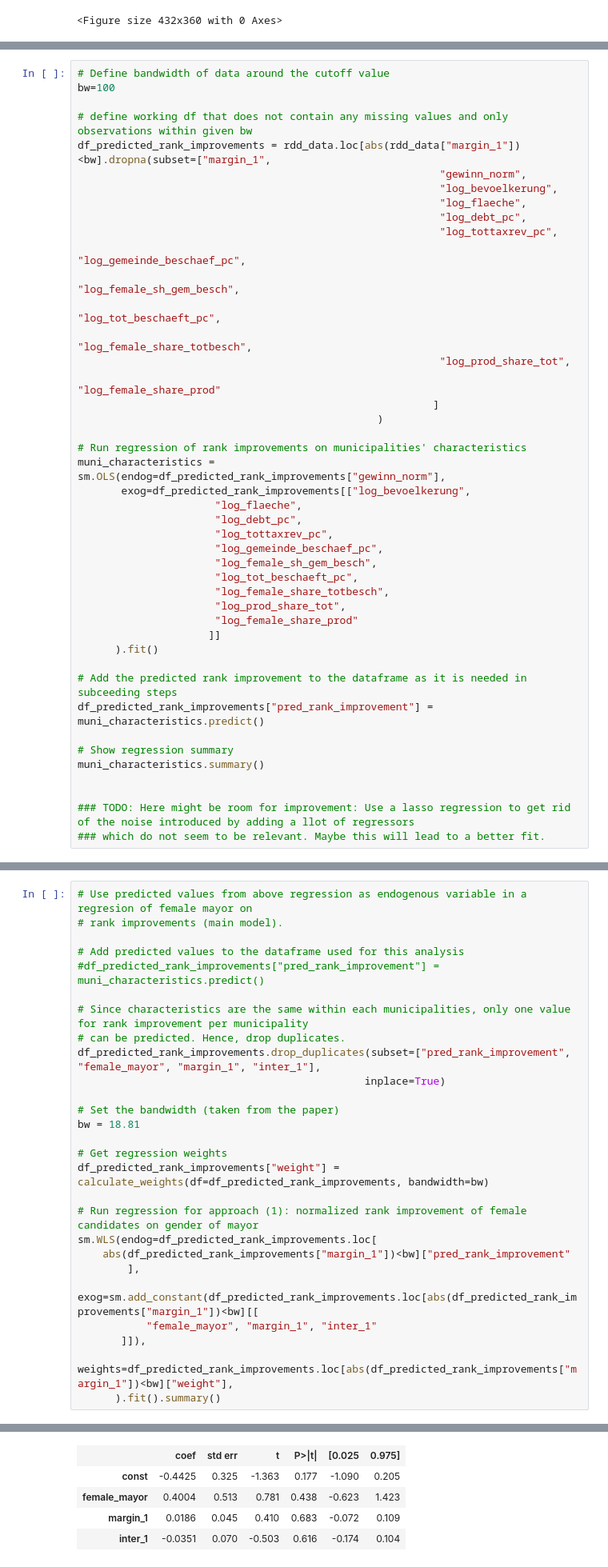
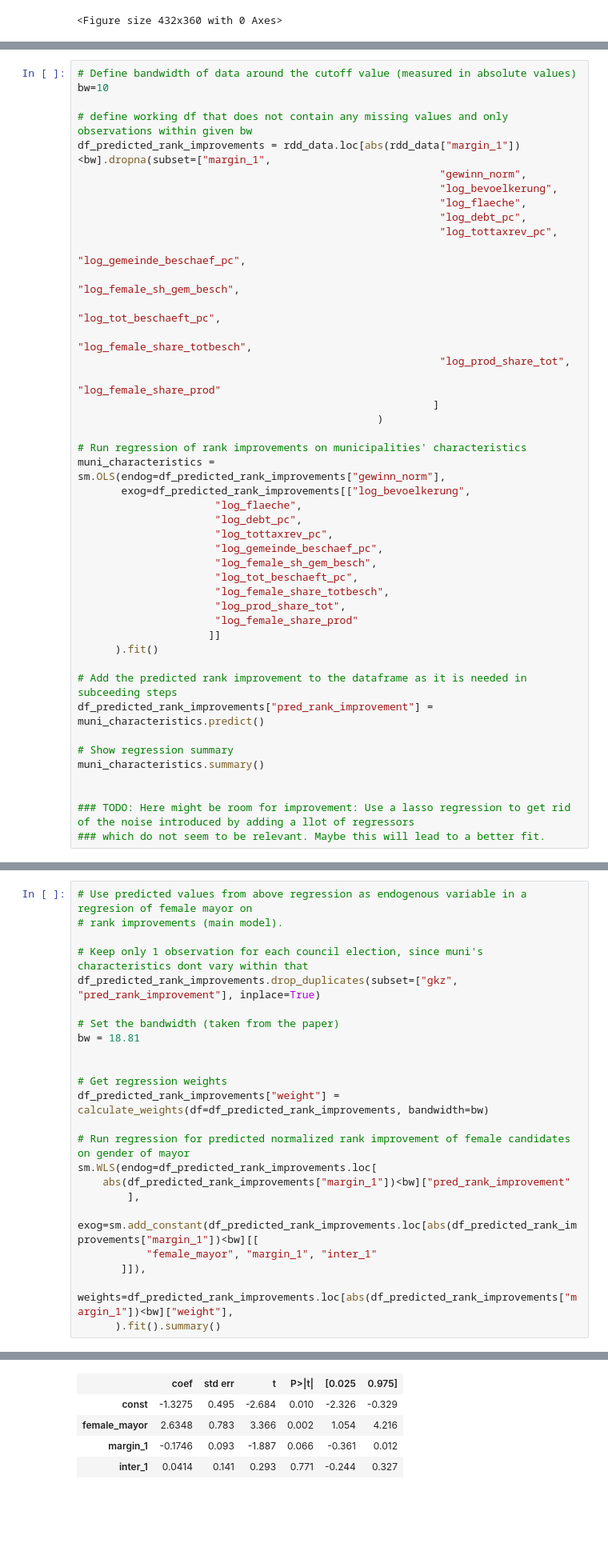
Before and after one commit to DaLueke/replication-baskeran-hessami-2018, a Jupyter notebook: student_project.ipynb, the cells around one changed output, grey strips where cells are left out. Shown at 80% size. Saved outputs shown, nothing was run; the diff lists cells and outputs as text; blank space fills up the shorter version.

```diff
--- a/student_project.ipynb
+++ b/student_project.ipynb
@@ -277,6 +385,6 @@ Check whether the RD design achieves a local randomization.
 # %%
-# Define bandwidth of data around the cutoff value
-bw=100
+# Define bandwidth of data around the cutoff value (measured in absolute values)
+bw=10
 
 # define working df that does not contain any missing values and only observations within given bw
 df_predicted_rank_improvements = rdd_data.loc[abs(rdd_data["margin_1"])<bw].dropna(subset=["margin_1",
@@ -358,21 +465,17 @@ In a second step, the authors use the prediction for rank improvements from abov
 # Use predicted values from above regression as endogenous variable in a regresion of female mayor on
 # rank improvements (main model).
 
-# Add predicted values to the dataframe used for this analysis
-#df_predicted_rank_improvements["pred_rank_improvement"] = muni_characteristics.predict()
-
-# Since characteristics are the same within each municipalities, only one value for rank improvement per municipality
-# can be predicted. Hence, drop duplicates.
-df_predicted_rank_improvements.drop_duplicates(subset=["pred_rank_improvement", "female_mayor", "margin_1", "inter_1"],
-                                              inplace=True)
+# Keep only 1 observation for each council election, since muni's characteristics dont vary within that
+df_predicted_rank_improvements.drop_duplicates(subset=["gkz", "pred_rank_improvement"], inplace=True)
 
 # Set the bandwidth (taken from the paper)
 bw = 18.81
 
+
 # Get regression weights
 df_predicted_rank_improvements["weight"] = calculate_weights(df=df_predicted_rank_improvements, bandwidth=bw)
 
-# Run regression for approach (1): normalized rank improvement of female candidates on gender of mayor
+# Run regression for predicted normalized rank improvement of female candidates on gender of mayor
 sm.WLS(endog=df_predicted_rank_improvements.loc[
     abs(df_predicted_rank_improvements["margin_1"])<bw]["pred_rank_improvement"
         ],
@@ -393,7 +496,7 @@ WLS Regression Results
 | Df Model: | 3 |  |  |
 | Covariance Type: | nonrobust |  |  |
 |  | coef | std err | t | P>|t| | [0.025 | 0.975] |
-| const | -0.4425 | 0.325 | -1.363 | 0.177 | -1.090 | 0.205 |
-| female_mayor | 0.4004 | 0.513 | 0.781 | 0.438 | -0.623 | 1.423 |
-| margin_1 | 0.0186 | 0.045 | 0.410 | 0.683 | -0.072 | 0.109 |
-| inter_1 | -0.0351 | 0.070 | -0.503 | 0.616 | -0.174 | 0.104 |
+| const | -1.3275 | 0.495 | -2.684 | 0.010 | -2.326 | -0.329 |
+| female_mayor | 2.6348 | 0.783 | 3.366 | 0.002 | 1.054 | 4.216 |
+| margin_1 | -0.1746 | 0.093 | -1.887 | 0.066 | -0.361 | 0.012 |
+| inter_1 | 0.0414 | 0.141 | 0.293 | 0.771 | -0.244 | 0.327 |
```
Also changed, not shown: parts of 16 cells of this notebook.
